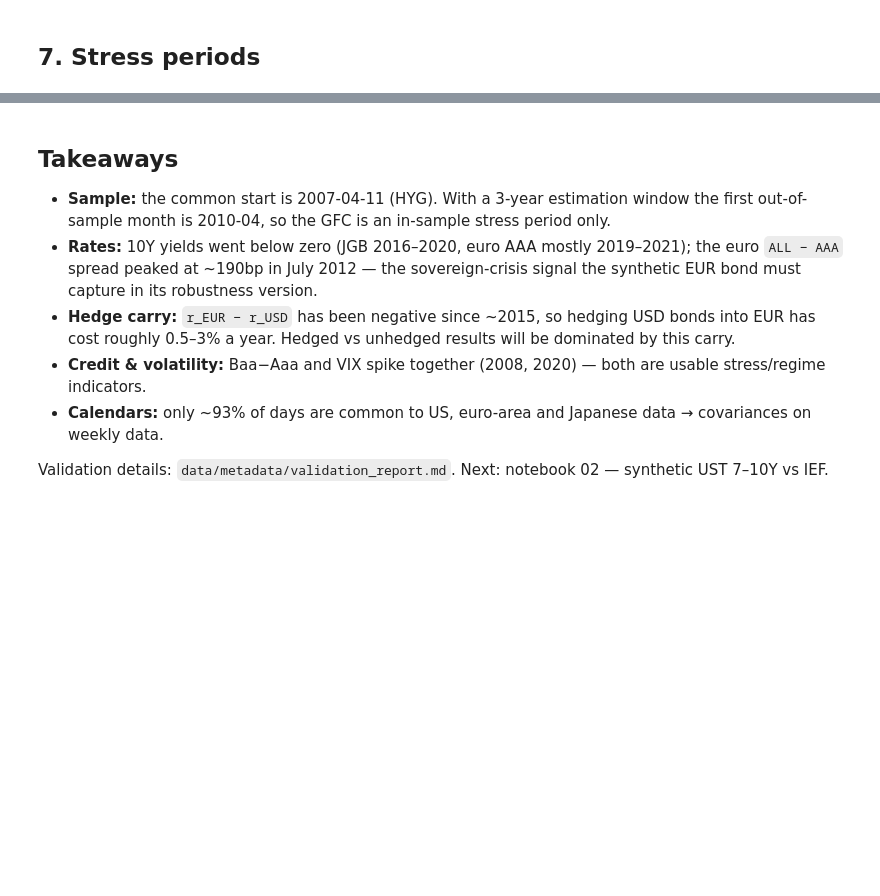
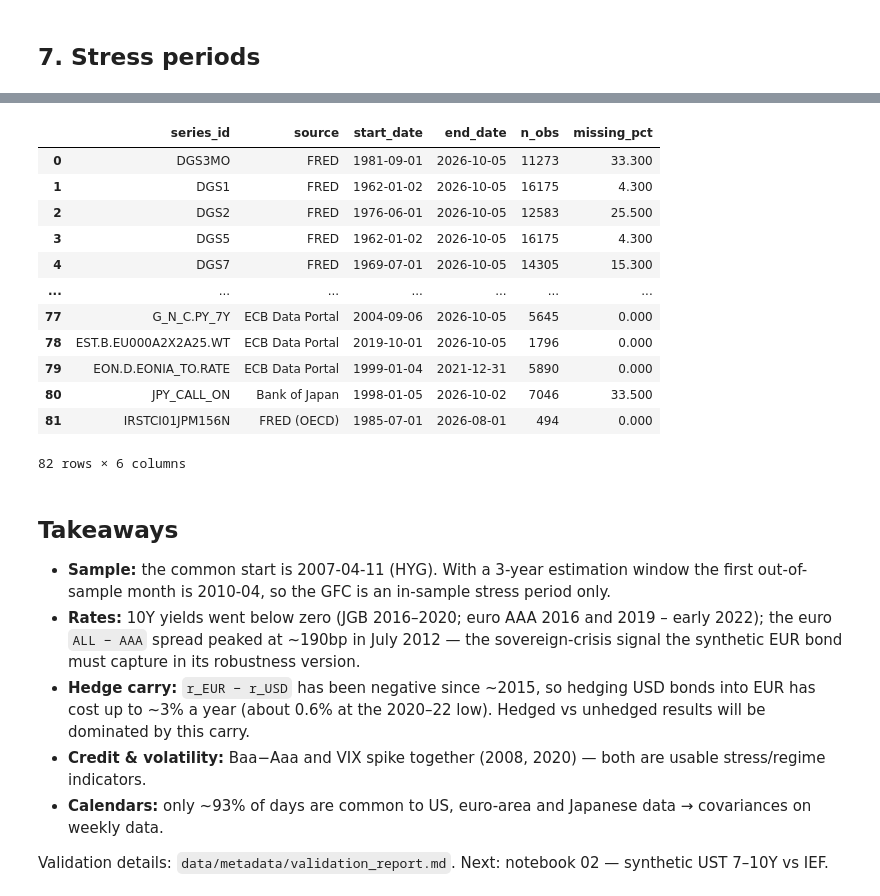
Before and after one commit to jskim-quant/risk-portfolio, a Jupyter notebook: 02_multi_asset_portfolio_risk/notebooks/01_data_pipeline.ipynb, the cells around one changed output, grey strips where cells are left out. Cells and saved outputs as stored; diff of their text form; code cells hidden in the pictures; blank space fills up the shorter version.

```diff
--- a/02_multi_asset_portfolio_risk/notebooks/01_data_pipeline.ipynb
+++ b/02_multi_asset_portfolio_risk/notebooks/01_data_pipeline.ipynb
@@ -134,9 +138,27 @@ dl.load_stress_periods()
+# %%
+src_tbl = pd.read_csv(ROOT / "data" / "metadata" / "sources.csv")
+src_tbl = src_tbl[~src_tbl.series_id.str.endswith("_Close")]
+src_tbl.assign(series_id=src_tbl.series_id.str.replace(r"^YC\.B\.U2\.EUR\.4F\.|\.SV_C_YM", "", regex=True))[["series_id", "source", "start_date", "end_date", "n_obs", "missing_pct"]].reset_index(drop=True)
+# %% [output]
+|  | series_id | source | start_date | end_date | n_obs | missing_pct |
+| 0 | DGS3MO | FRED | 1981-09-01 | 2026-10-05 | 11273 | 33.300 |
+| 1 | DGS1 | FRED | 1962-01-02 | 2026-10-05 | 16175 | 4.300 |
+| 2 | DGS2 | FRED | 1976-06-01 | 2026-10-05 | 12583 | 25.500 |
+| 3 | DGS5 | FRED | 1962-01-02 | 2026-10-05 | 16175 | 4.300 |
+| 4 | DGS7 | FRED | 1969-07-01 | 2026-10-05 | 14305 | 15.300 |
+| ... | ... | ... | ... | ... | ... | ... |
+| 77 | G_N_C.PY_7Y | ECB Data Portal | 2004-09-06 | 2026-10-05 | 5645 | 0.000 |
+| 78 | EST.B.EU000A2X2A25.WT | ECB Data Portal | 2019-10-01 | 2026-10-05 | 1796 | 0.000 |
+| 79 | EON.D.EONIA_TO.RATE | ECB Data Portal | 1999-01-04 | 2021-12-31 | 5890 | 0.000 |
+| 80 | JPY_CALL_ON | Bank of Japan | 1998-01-05 | 2026-10-02 | 7046 | 33.500 |
+| 81 | IRSTCI01JPM156N | FRED (OECD) | 1985-07-01 | 2026-08-01 | 494 | 0.000 |
+82 rows × 6 columns
 # %% [markdown]
 ## Takeaways
 
 * **Sample:** the common start is 2007-04-11 (HYG). With a 3-year estimation window the first out-of-sample month is 2010-04, so the GFC is an in-sample stress period only.
-* **Rates:** 10Y yields went below zero (JGB 2016–2020, euro AAA mostly 2019–2021); the euro `ALL − AAA` spread peaked at ~190bp in July 2012 — the sovereign-crisis signal the synthetic EUR bond must capture in its robustness version.
-* **Hedge carry:** `r_EUR − r_USD` has been negative since ~2015, so hedging USD bonds into EUR has cost roughly 0.5–3% a year. Hedged vs unhedged results will be dominated by this carry.
+* **Rates:** 10Y yields went below zero (JGB 2016–2020; euro AAA 2016 and 2019 – early 2022); the euro `ALL − AAA` spread peaked at ~190bp in July 2012 — the sovereign-crisis signal the synthetic EUR bond must capture in its robustness version.
+* **Hedge carry:** `r_EUR − r_USD` has been negative since ~2015, so hedging USD bonds into EUR has cost up to ~3% a year (about 0.6% at the 2020–22 low). Hedged vs unhedged results will be dominated by this carry.
 * **Credit & volatility:** Baa−Aaa and VIX spike together (2008, 2020) — both are usable stress/regime indicators.
 * **Calendars:** only ~93% of days are common to US, euro-area and Japanese data → covariances on weekly data.
 
```
Also changed, not shown: parts of 1 cell of this notebook, 6 other files.
